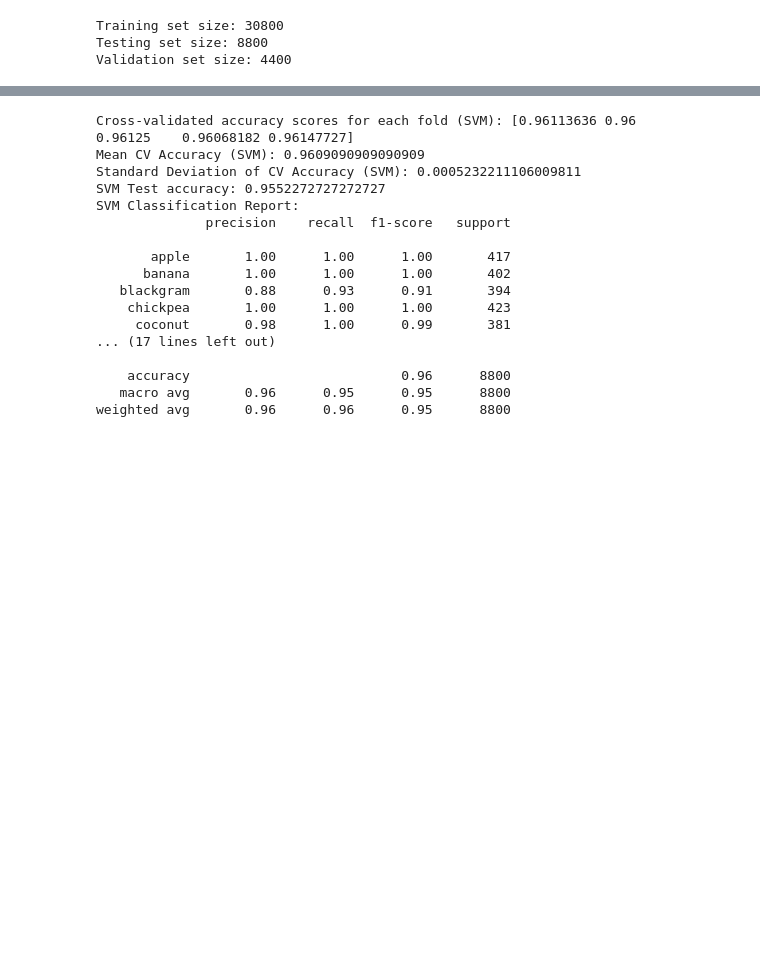
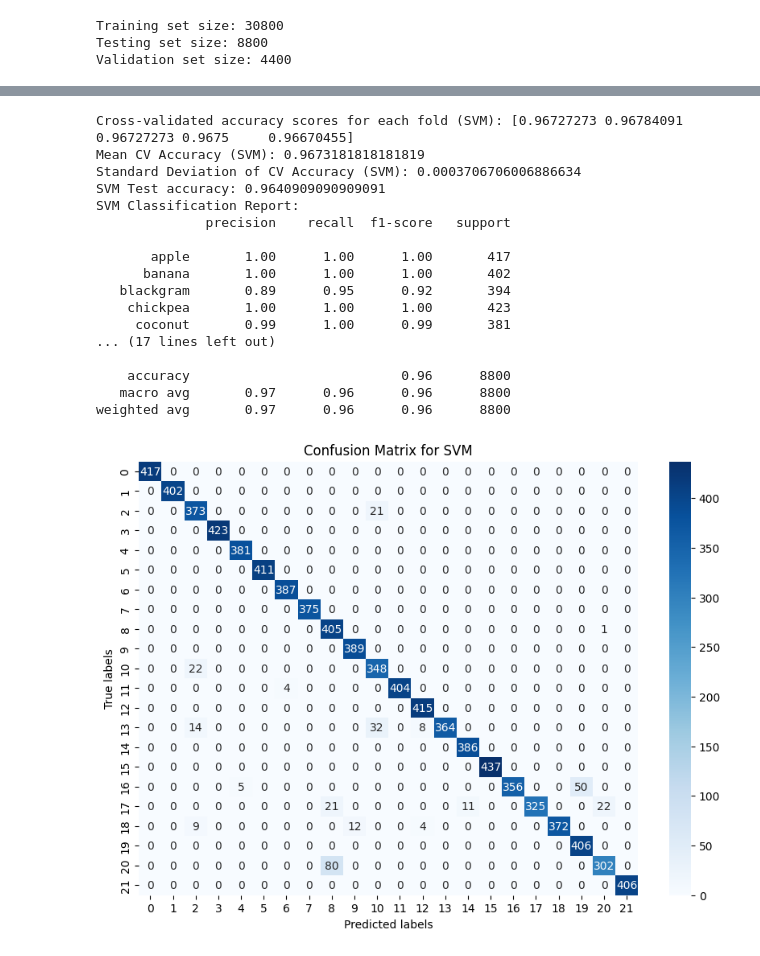
Before and after one commit to qasmendoza/crop-recommendation, a Jupyter notebook: Crops.ipynb, the cells around one changed output, grey strips where cells are left out. Cells and saved outputs as stored; diff of their text form; code cells hidden in the pictures; blank space fills up the shorter version.

```diff
--- a/Crops.ipynb
+++ b/Crops.ipynb
@@ -231,7 +236,7 @@ weighted avg       0.96      0.96      0.96      8800
 # Use pipeline to ensure that the data is scaled before applying SVM
 clf_svm = make_pipeline(
     StandardScaler(),
-    SVC(gamma= 0.1, C=0.01, random_state=0) # Updated kernel and gamma
+    SVC(gamma= 'auto', C=0.01, random_state=0) # Updated kernel and gamma
 )
 
 # Using the pipeline to fit and predict ensures that scaling is applied in each step of CV and prediction.
@@ -256,6 +261,17 @@ print(classification_report(y_test, y_pred_svm))
 y_bin_test = label_binarize(y_test, classes=data['label'].unique())
 y_bin_pred_svm = label_binarize(y_pred_svm, classes=data['label'].unique())
 n_classes = y_bin_test.shape[1]
+
+# Compute the confusion matrix
+conf_mat_svm = confusion_matrix(y_test, y_pred_svm)
+
+# Plot using Seaborn
+plt.figure(figsize=(10,7))
+sns.heatmap(conf_mat_svm, annot=True, fmt="d", cmap='Blues')
+plt.xlabel('Predicted labels')
+plt.ylabel('True labels')
+plt.title('Confusion Matrix for SVM')
+plt.show()
 
 # # Compute macro-average ROC curve and ROC area for multi-class task for SVM
 # fpr_svm = dict()
@@ -272,38 +288,39 @@ n_classes = y_bin_test.shape[1]
 #     mean_tpr_svm += np.interp(all_fpr_svm, fpr_svm[i], tpr_svm[i])
 # mean_tpr_svm /= n_classes
 
 # fpr_svm["macro"] = all_fpr_svm
 # tpr_svm["macro"] = mean_tpr_svm
 # roc_auc_svm["macro"] = auc(fpr_svm["macro"], tpr_svm["macro"])
 
 # print("SVM Macro-average of ROC curve:", roc_auc_svm["macro"])
 
 # # Plot the ROC curve for SVM
 # plt.figure()
 # plt.plot(fpr_svm["macro"], tpr_svm["macro"],
 #          label='macro-average ROC curve (area = {0:0.2f})'
 #                ''.format(roc_auc_svm["macro"]),
 #          color='green', linestyle=':', linewidth=4)
 # plt.xlabel('False Positive Rate')
 # plt.ylabel('True Positive Rate')
 # plt.title('Receiver Operating Characteristic Curve for SVM')
 # plt.legend(loc="lower right")
 # plt.show()
 # %% [output]
-Cross-validated accuracy scores for each fold (SVM): [0.96113636 0.96       0.96125    0.96068182 0.96147727]
-Mean CV Accuracy (SVM): 0.9609090909090909
-Standard Deviation of CV Accuracy (SVM): 0.0005232211106009811
-SVM Test accuracy: 0.9552272727272727
+Cross-validated accuracy scores for each fold (SVM): [0.96727273 0.96784091 0.96727273 0.9675     0.96670455]
+Mean CV Accuracy (SVM): 0.9673181818181819
+Standard Deviation of CV Accuracy (SVM): 0.0003706706006886634
+SVM Test accuracy: 0.9640909090909091
 SVM Classification Report:
               precision    recall  f1-score   support
 
        apple       1.00      1.00      1.00       417
       banana       1.00      1.00      1.00       402
-   blackgram       0.88      0.93      0.91       394
+   blackgram       0.89      0.95      0.92       394
     chickpea       1.00      1.00      1.00       423
-     coconut       0.98      1.00      0.99       381
+     coconut       0.99      1.00      0.99       381
 ... (17 lines left out)
 
     accuracy                           0.96      8800
-   macro avg       0.96      0.95      0.95      8800
-weighted avg       0.96      0.96      0.95      8800
+   macro avg       0.97      0.96      0.96      8800
+weighted avg       0.97      0.96      0.96      8800
+[figure, added]
```
Also changed, not shown: parts of 10 cells of this notebook.
